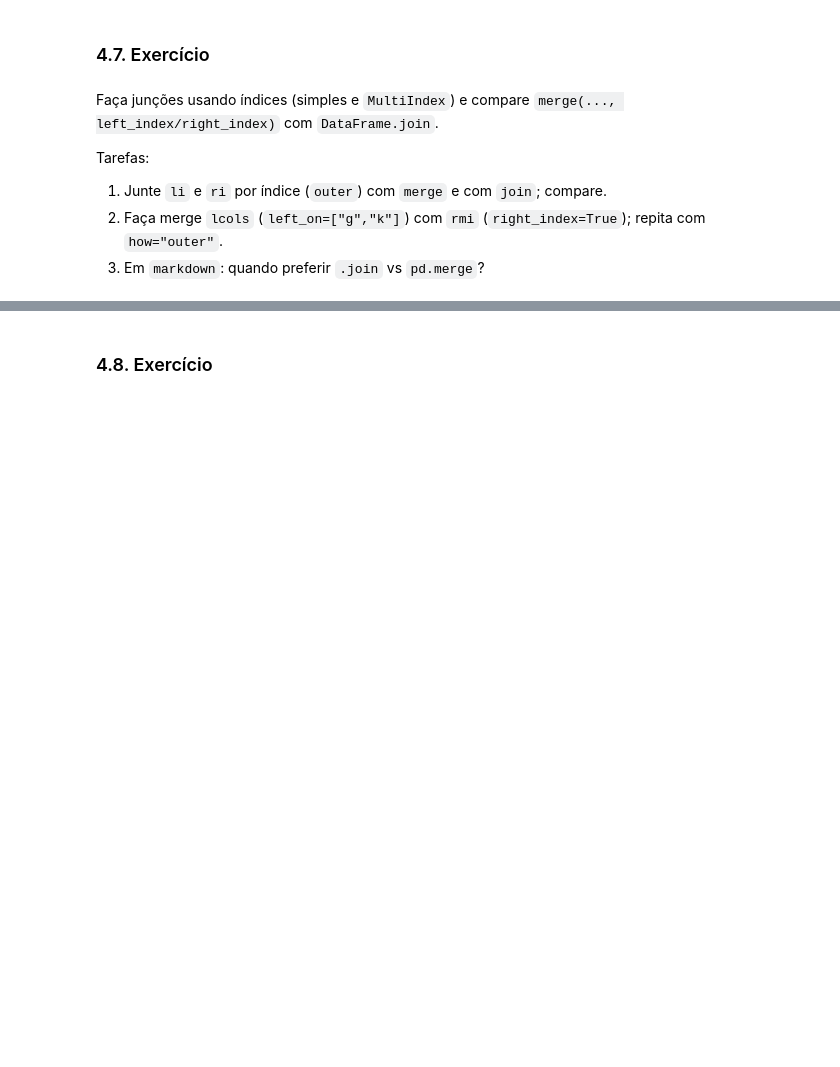
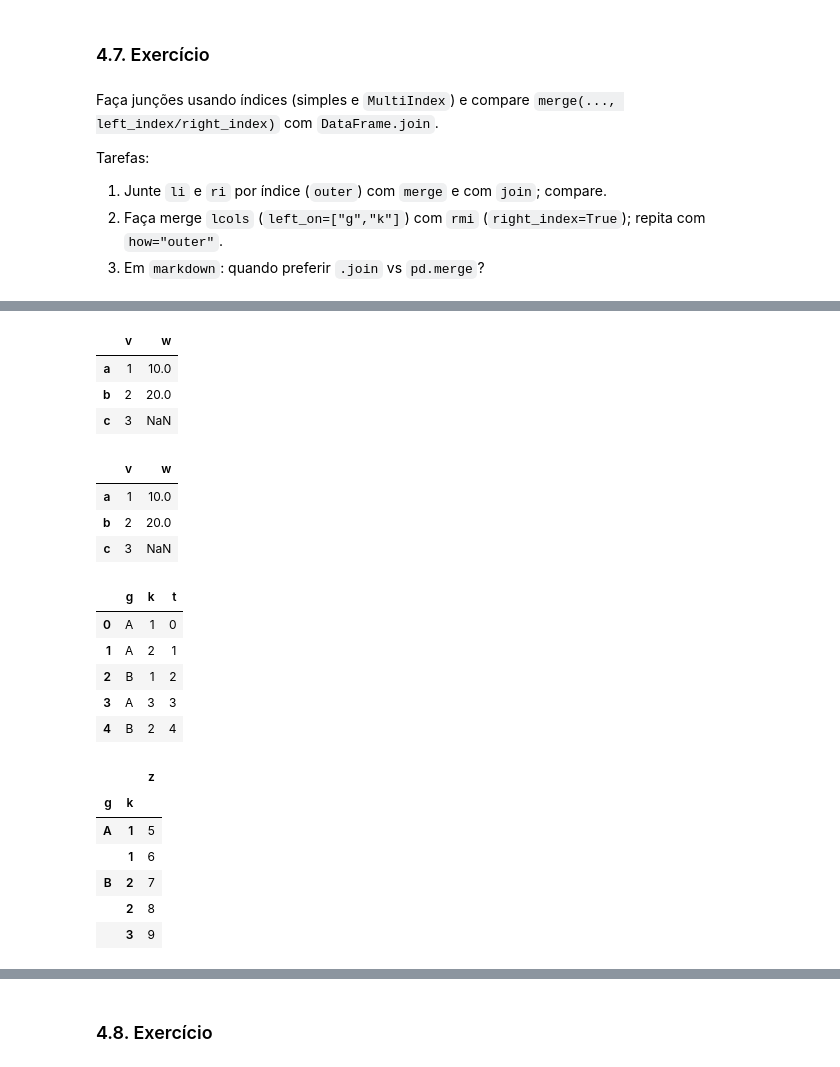
Before and after one commit to Somutt/revisao_py, a Jupyter notebook: 01_python_fundamentals/module05.ipynb, the cells around one changed output, grey strips where cells are left out. Cells and saved outputs as stored; diff of their text form; code cells hidden in the pictures; blank space fills up the shorter version.

```diff
--- a/01_python_fundamentals/module05.ipynb
+++ b/01_python_fundamentals/module05.ipynb
@@ -1932,0 +1920,39 @@ display(join)
+# %%
+merged = pd.merge(li, ri, left_index=True, right_index=True, how='outer')
+
+merged
+# %% [output]
+|  | v | w |
+| a | 1 | 10.0 |
+| b | 2 | 20.0 |
+| c | 3 | NaN |
+# %%
+joined = li.join(ri, how='outer')
+
+joined
+# %% [output]
+|  | v | w |
+| a | 1 | 10.0 |
+| b | 2 | 20.0 |
+| c | 3 | NaN |
+# %%
+mi = pd.MultiIndex.from_arrays([list('AABBB'), [1, 1, 2, 2, 3]], names=['g', 'k'])
+
+rmi = pd.DataFrame({'z': [5, 6, 7, 8, 9]}, index=mi)
+lcols = pd.DataFrame({'g': list('AABAB'), 'k': [1, 2, 1, 3, 2], 't': range(5)})
+
+display(lcols, rmi)
+# %% [output]
+|  | g | k | t |
+| 0 | A | 1 | 0 |
+| 1 | A | 2 | 1 |
+| 2 | B | 1 | 2 |
+| 3 | A | 3 | 3 |
+| 4 | B | 2 | 4 |
+|  |  | z |
+| g | k |  |
+| A | 1 | 5 |
+|  | 1 | 6 |
+| B | 2 | 7 |
+|  | 2 | 8 |
+|  | 3 | 9 |
```
Also changed, not shown: parts of 29 cells of this notebook.
